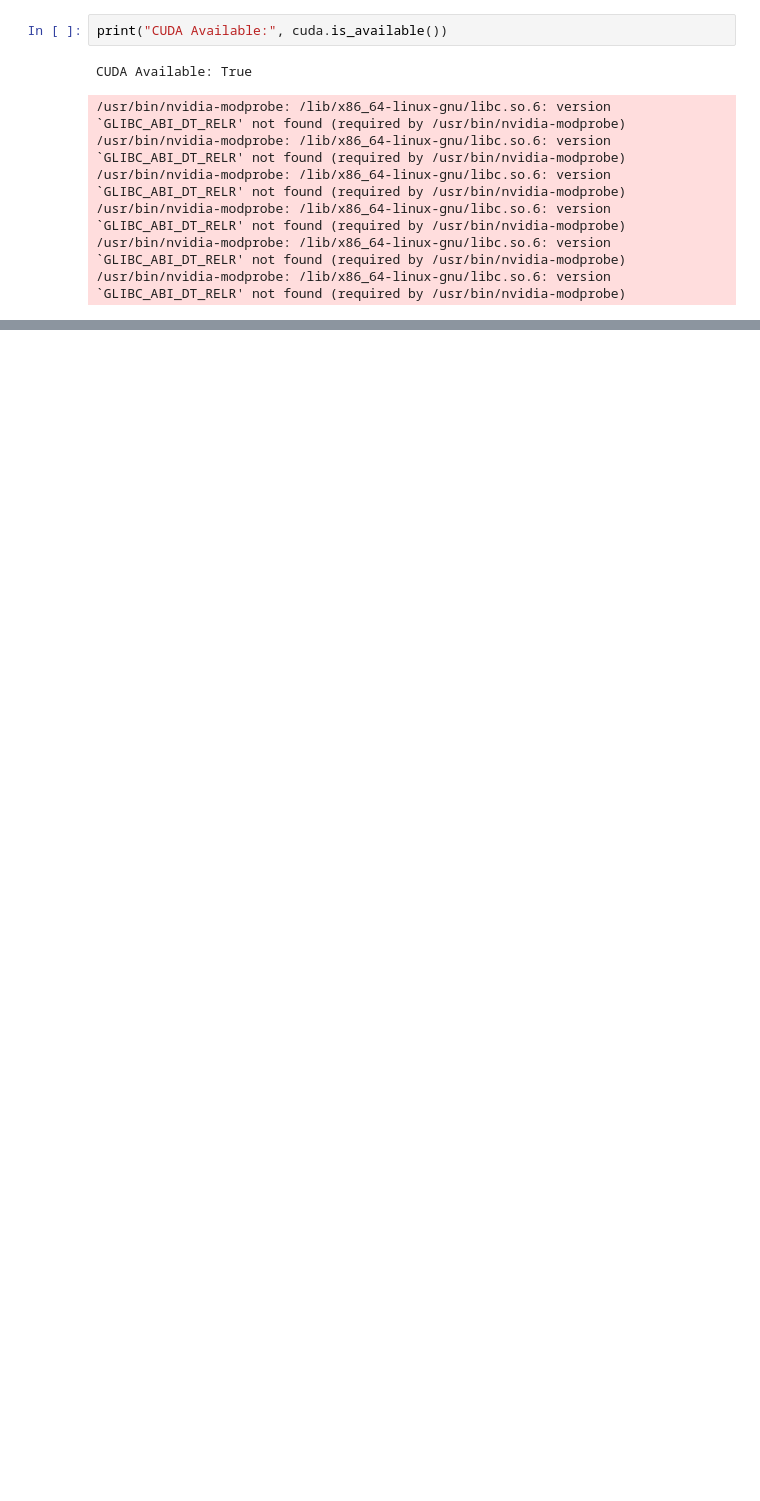
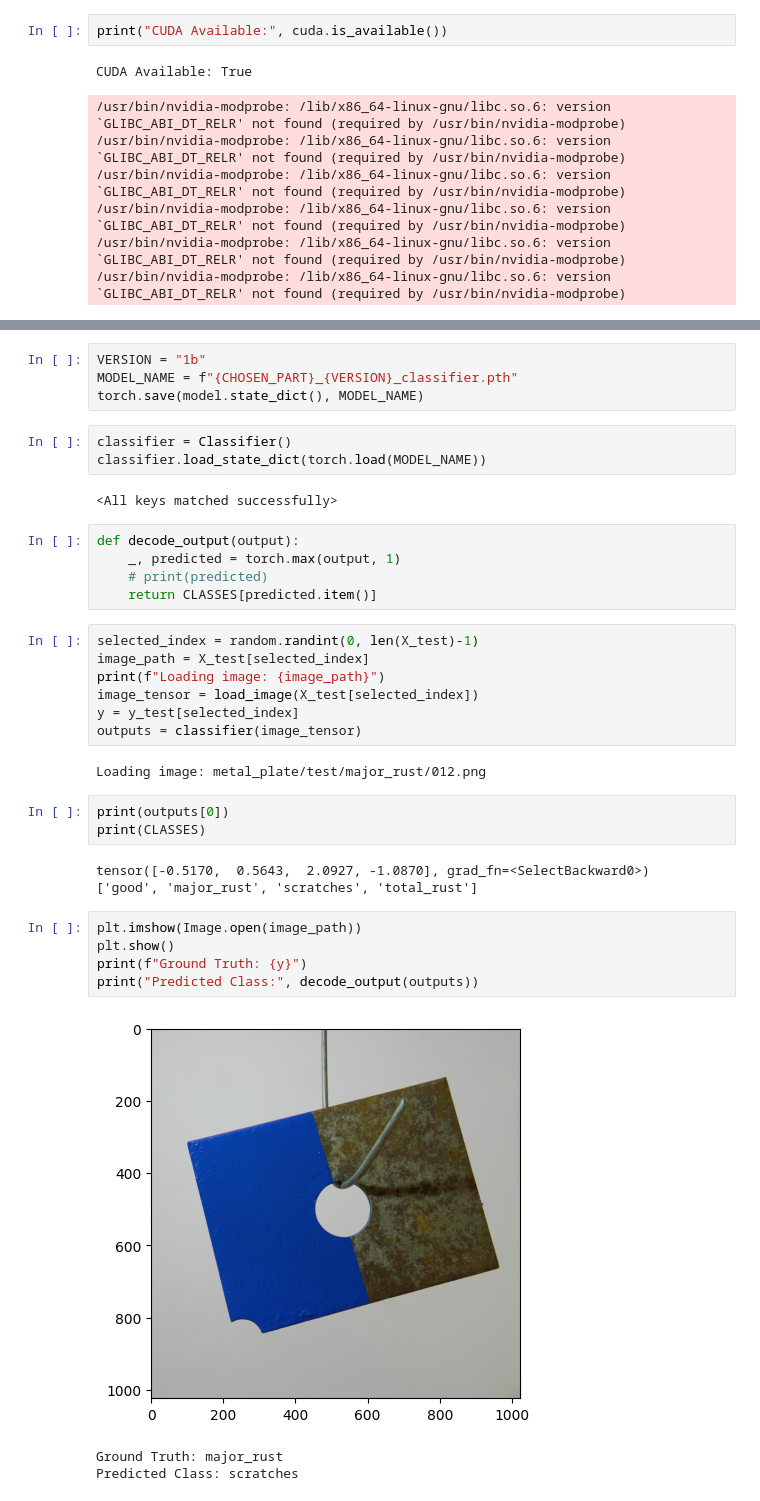
Before and after one commit to NTPRuntime/Tristar_Takehome_Assessment, a Jupyter notebook: classifier.ipynb, the cells around one changed output, grey strips where cells are left out. Saved outputs shown, nothing was run; the diff lists cells and outputs as text; blank space fills up the shorter version.

```diff
--- a/classifier.ipynb
+++ b/classifier.ipynb
@@ -13,0 +189,38 @@ CUDA Available: True
+# %%
+VERSION = "1b"
+MODEL_NAME = f"{CHOSEN_PART}_{VERSION}_classifier.pth"
+torch.save(model.state_dict(), MODEL_NAME)
+# %%
+classifier = Classifier()
+classifier.load_state_dict(torch.load(MODEL_NAME))
+# %% [output]
+<All keys matched successfully>
+# %%
+def decode_output(output):
+    _, predicted = torch.max(output, 1)
+    # print(predicted)
+    return CLASSES[predicted.item()]
+# %%
+selected_index = random.randint(0, len(X_test)-1)
+image_path = X_test[selected_index]
+print(f"Loading image: {image_path}")
+image_tensor = load_image(X_test[selected_index])
+y = y_test[selected_index]
+outputs = classifier(image_tensor)
+# %% [output]
+Loading image: metal_plate/test/major_rust/012.png
+# %%
+print(outputs[0])
+print(CLASSES)
+# %% [output]
+tensor([-0.5170,  0.5643,  2.0927, -1.0870], grad_fn=<SelectBackward0>)
+['good', 'major_rust', 'scratches', 'total_rust']
+# %%
+plt.imshow(Image.open(image_path))
+plt.show()
+print(f"Ground Truth: {y}")
+print("Predicted Class:", decode_output(outputs))
+# %% [output]
+[figure, added]
+Ground Truth: major_rust
+Predicted Class: scratches
```
Also changed, not shown: parts of 19 cells of this notebook, 2 other files.
